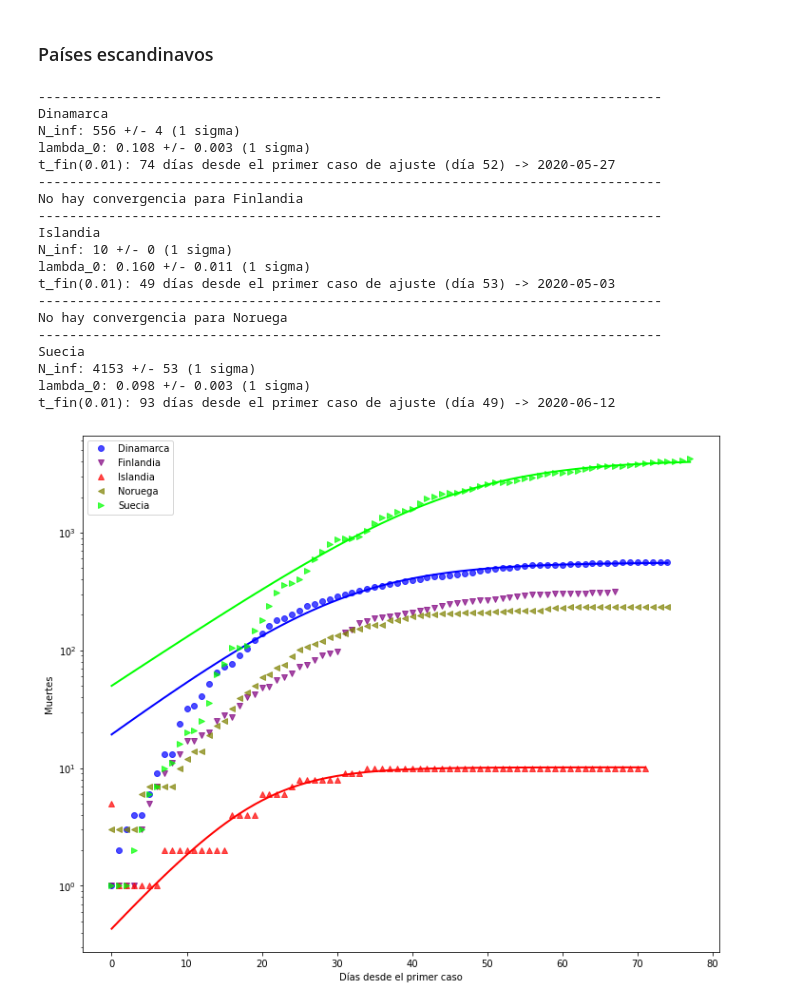
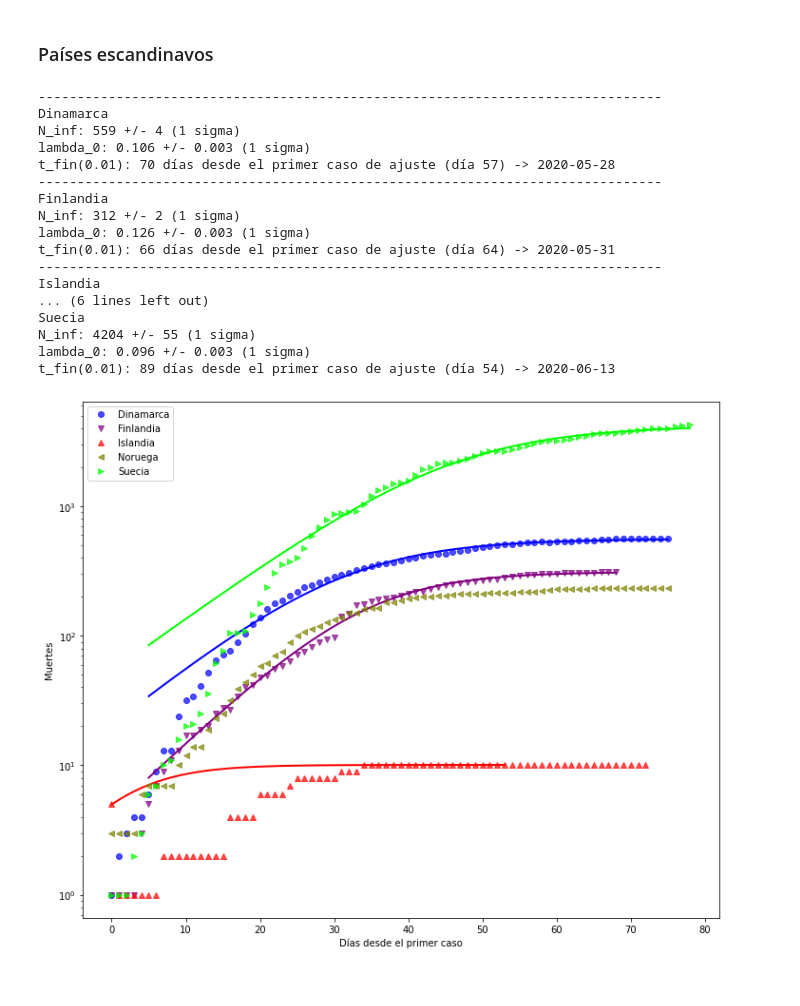
Before and after one commit to manuxch/logistic-covid19, a Jupyter notebook: Logistic_model_COVID-19.ipynb, the cells around one changed output. Drawn from its saved outputs; the diff is of its cells as text; code cells hidden in the pictures.

Commit message:
Actualización diaria de visualizaciones, ajustes y registros

```diff
--- a/Logistic_model_COVID-19.ipynb
+++ b/Logistic_model_COVID-19.ipynb
@@ -299,28 +299,26 @@ t_fin(0.01): 101 días desde el primer caso de ajuste (día 52) -> 2020-06-23
 # %% [markdown]
 ### Países escandinavos
 # %%
-plot_fit(deadths_scand, 1, 'Muertes', logscale=True, p_fin=0.01)
+plot_fit(deadths_scand, 5, 'Muertes', logscale=True, p_fin=0.01)
 # %% [output]
 --------------------------------------------------------------------------------
 Dinamarca
-N_inf: 556 +/- 4 (1 sigma)
-lambda_0: 0.108 +/- 0.003 (1 sigma)
-t_fin(0.01): 74 días desde el primer caso de ajuste (día 52) -> 2020-05-27
+N_inf: 559 +/- 4 (1 sigma)
+lambda_0: 0.106 +/- 0.003 (1 sigma)
+t_fin(0.01): 70 días desde el primer caso de ajuste (día 57) -> 2020-05-28
 --------------------------------------------------------------------------------
-No hay convergencia para Finlandia
+Finlandia
+N_inf: 312 +/- 2 (1 sigma)
+lambda_0: 0.126 +/- 0.003 (1 sigma)
+t_fin(0.01): 66 días desde el primer caso de ajuste (día 64) -> 2020-05-31
 --------------------------------------------------------------------------------
 Islandia
-N_inf: 10 +/- 0 (1 sigma)
-lambda_0: 0.160 +/- 0.011 (1 sigma)
-t_fin(0.01): 49 días desde el primer caso de ajuste (día 53) -> 2020-05-03
---------------------------------------------------------------------------------
-No hay convergencia para Noruega
---------------------------------------------------------------------------------
+... (6 lines left out)
 Suecia
-N_inf: 4153 +/- 53 (1 sigma)
-lambda_0: 0.098 +/- 0.003 (1 sigma)
-t_fin(0.01): 93 días desde el primer caso de ajuste (día 49) -> 2020-06-12
+N_inf: 4204 +/- 55 (1 sigma)
+lambda_0: 0.096 +/- 0.003 (1 sigma)
+t_fin(0.01): 89 días desde el primer caso de ajuste (día 54) -> 2020-06-13
-[figure, old version]
+[figure, new version]
 # %% [markdown]
 ## Registro diario de predicciones para países latinoamericanos
 
```
Also changed, not shown: parts of 8 cells of this notebook.
